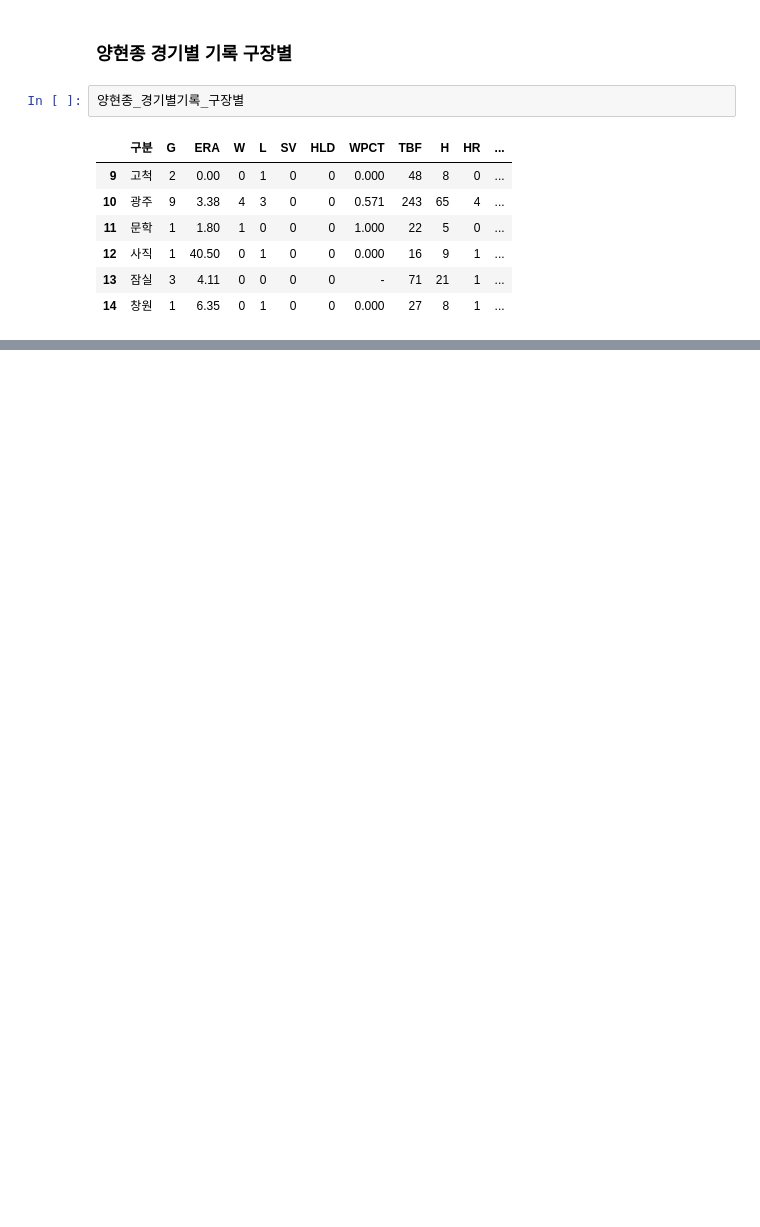
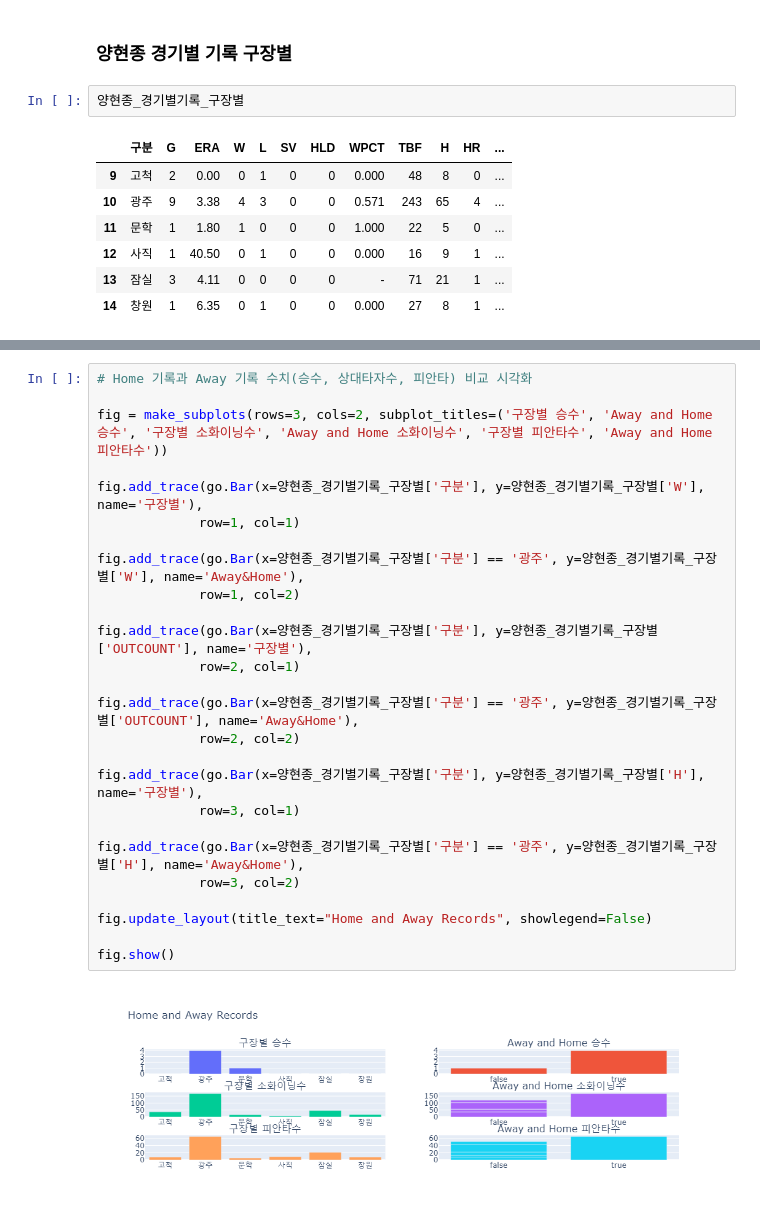
Before and after one commit to Kimjong127/Project, a Jupyter notebook: KBO선수 분석 정보 Project/전력분석(전반기KIA_양현종).ipynb, the cells around one changed output, grey strips where cells are left out. Cells and saved outputs as stored; diff of their text form; blank space fills up the shorter version.

```diff
--- a/KBO선수 분석 정보 Project/전력분석(전반기KIA_양현종).ipynb
+++ b/KBO선수 분석 정보 Project/전력분석(전반기KIA_양현종).ipynb
@@ -261,0 +275,28 @@ fig.show()
+# %%
+# Home 기록과 Away 기록 수치(승수, 상대타자수, 피안타) 비교 시각화
+
+fig = make_subplots(rows=3, cols=2, subplot_titles=('구장별 승수', 'Away and Home 승수', '구장별 소화이닝수', 'Away and Home 소화이닝수', '구장별 피안타수', 'Away and Home 피안타수'))
+
+fig.add_trace(go.Bar(x=양현종_경기별기록_구장별['구분'], y=양현종_경기별기록_구장별['W'], name='구장별'),
+             row=1, col=1)
+
+fig.add_trace(go.Bar(x=양현종_경기별기록_구장별['구분'] == '광주', y=양현종_경기별기록_구장별['W'], name='Away&Home'),
+             row=1, col=2)
+
+fig.add_trace(go.Bar(x=양현종_경기별기록_구장별['구분'], y=양현종_경기별기록_구장별['OUTCOUNT'], name='구장별'),
+             row=2, col=1)
+
+fig.add_trace(go.Bar(x=양현종_경기별기록_구장별['구분'] == '광주', y=양현종_경기별기록_구장별['OUTCOUNT'], name='Away&Home'),
+             row=2, col=2)
+
+fig.add_trace(go.Bar(x=양현종_경기별기록_구장별['구분'], y=양현종_경기별기록_구장별['H'], name='구장별'),
+             row=3, col=1)
+
+fig.add_trace(go.Bar(x=양현종_경기별기록_구장별['구분'] == '광주', y=양현종_경기별기록_구장별['H'], name='Away&Home'),
+             row=3, col=2)
+
+fig.update_layout(title_text="Home and Away Records", showlegend=False)
+
+fig.show()
+# %% [output]
+[figure, added]
```
Also changed, not shown: parts of 11 cells of this notebook.
